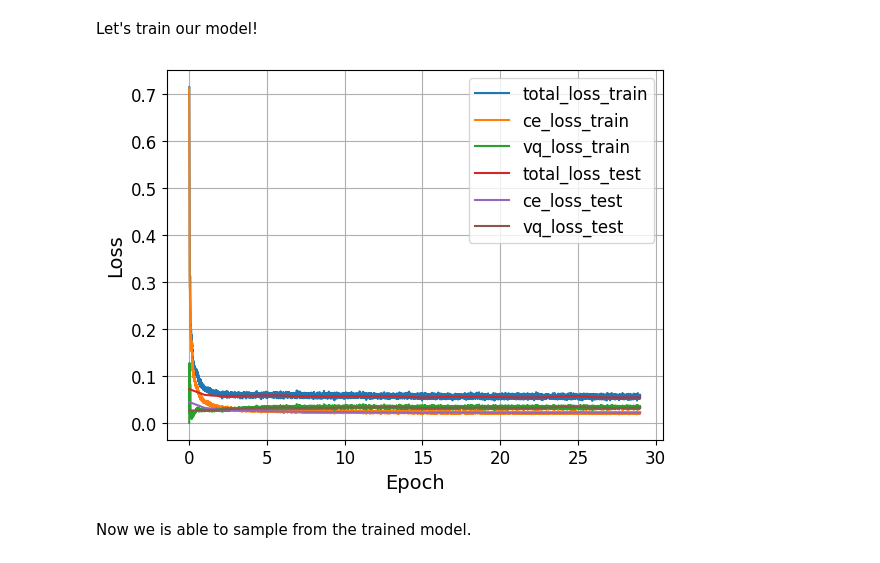
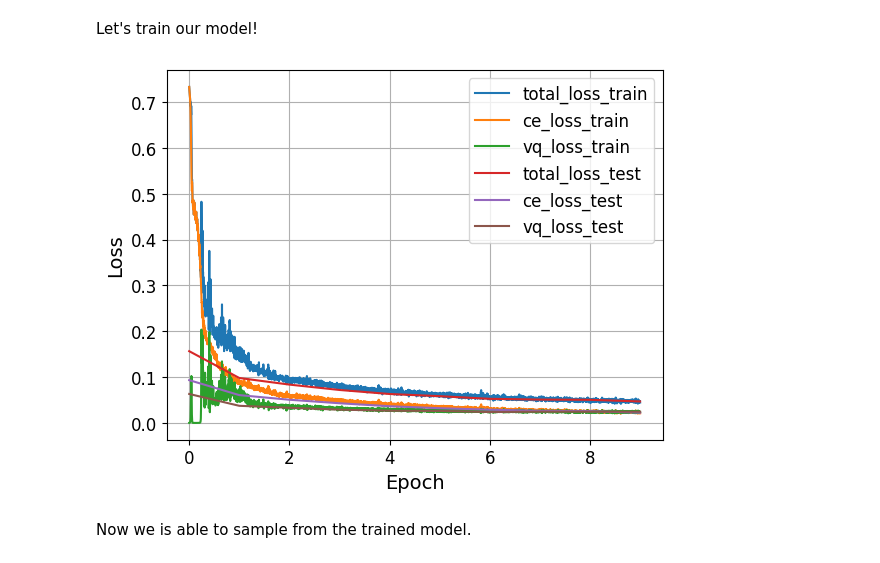
Before and after one commit to ler1223/education-2023-DGM-MIPT-course-, a Jupyter notebook: completedHW/hw4c.ipynb, the cells around one changed output. Drawn from its saved outputs; the diff is of its cells as text; code cells hidden in the pictures.

```diff
--- a/completedHW/hw4c.ipynb
+++ b/completedHW/hw4c.ipynb
@@ -292,6 +292,14 @@ class ConvEncoder(nn.Module):
         self.net = nn.Sequential(
             # 1x28x28 -> 16x14x14
             nn.Conv2d(1, latent_dim, kernel_size=4, stride=2, padding=1),
+            nn.ReLU(),
+            nn.Conv2d(latent_dim, latent_dim, 3, padding=1),
+            nn.ReLU(),
+            nn.Conv2d(latent_dim, latent_dim, 3, padding=1),
+            nn.ReLU(),
+            nn.Conv2d(latent_dim, latent_dim, 3, padding=1),
+            nn.ReLU(),
+            nn.Conv2d(latent_dim, latent_dim, 3, padding=1),
             nn.ReLU(),
             # 16x14x14 -> 16x7x7
             nn.Conv2d(latent_dim, latent_dim, kernel_size=4, stride=2, padding=1),
@@ -313,6 +321,14 @@ class ConvDecoder(nn.Module):
             # 16x7x7 -> 16x14x14
             nn.ConvTranspose2d(latent_dim, latent_dim, kernel_size=4, stride=2, padding=1),
             nn.ReLU(),
+            nn.ConvTranspose2d(latent_dim, latent_dim, 3, padding=1),
+            nn.ReLU(),
+            nn.ConvTranspose2d(latent_dim, latent_dim, 3, padding=1),
+            nn.ReLU(),
+            nn.ConvTranspose2d(latent_dim, latent_dim, 3, padding=1),
+            nn.ReLU(),
+            nn.ConvTranspose2d(latent_dim, latent_dim, 3, padding=1),
+            nn.ReLU(),
             # 16x14x14 -> 1x28x28
             nn.ConvTranspose2d(latent_dim, 2, kernel_size=4, stride=2, padding=1)
         )
@@ -459,33 +475,33 @@ Let's train our model!
 # %%
 # ====
 # your code
 # choose these parameters
 BATCH_SIZE = 128  # any adequate value
-EPOCHS = 30      # < 30
-LR = 1e-2          # < 1e-2
+EPOCHS = 10      # < 30
+LR = 1e-3          # < 1e-2
 CE_SCALE = 1    # 0.01 < x < 30.0
 # ====
 
 train_data, test_data = load_dataset("mnist", flatten=False, binarize=True)
 
 model = VQVAEModel(ce_loss_scale=CE_SCALE, latent_dim=16, num_embeddings=128)
 
 train_loader = data.DataLoader(train_data, batch_size=BATCH_SIZE, shuffle=True)
 test_loader = data.DataLoader(test_data, batch_size=BATCH_SIZE)
 
 train_losses, test_losses = train_model(
     model,
     train_loader,
     test_loader,
     epochs=EPOCHS,
     use_cuda=USE_CUDA,
     use_tqdm=True,
     lr=LR,
 )
 
 plot_training_curves(train_losses, test_losses)
 # %% [output]
-[figure, old version]
+[figure, new version]
 # %% [markdown]
 Now we is able to sample from the trained model.
 # %%
```
Also changed, not shown: parts of 5 cells of this notebook.
